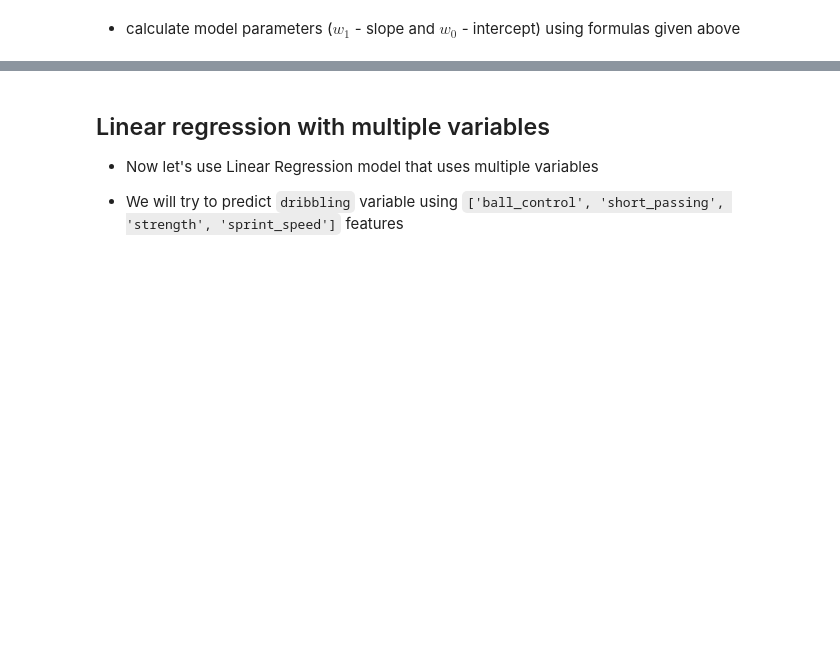
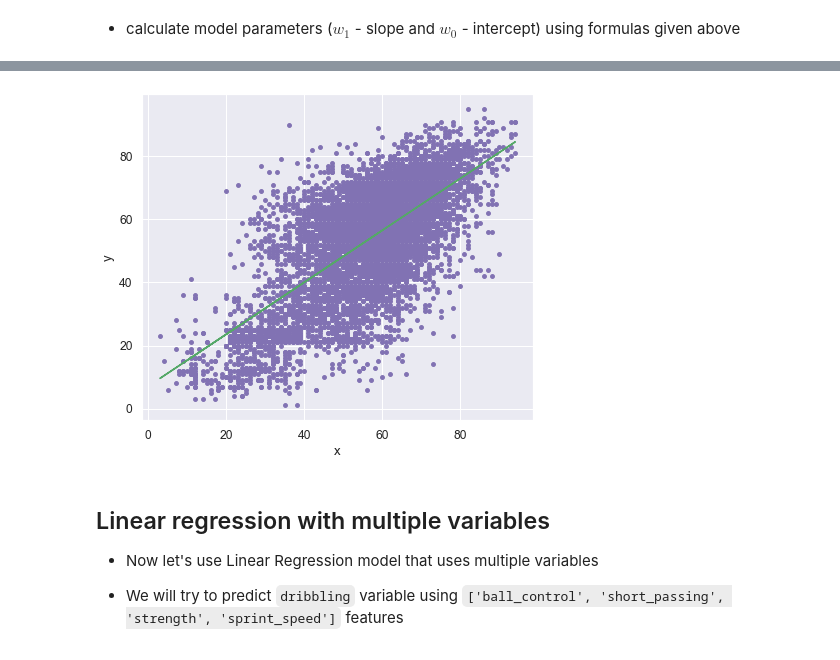
Before and after one commit to Anetta314159/3_linear_regression, a Jupyter notebook: linear_regression.ipynb, the cells around one changed output, grey strips where cells are left out. Saved outputs shown, nothing was run; the diff lists cells and outputs as text; code cells hidden in the pictures; blank space fills up the shorter version.

```diff
--- a/linear_regression.ipynb
+++ b/linear_regression.ipynb
@@ -713,8 +739,8 @@ y = y_train.to_numpy()
 * calculate model parameters ($w_1$ - slope and $w_0$ - intercept) using formulas given above
 # %%
 # # your code here:
-# manual_slope =
-# manual_intercept =
+manual_slope = sum((x - x.mean())*y)/sum(((x - x.mean()) ** 2));
+manual_intercept = y.mean() - manual_slope * x.mean();
 # %%
 print(f'manual_intercept: {manual_intercept}')
 print(f'manual_slope: {manual_slope}')
@@ -725,3 +756,12 @@ print('success')
+# %%
+plt.scatter(x, y, color = "m",  marker = "o", s = 15)
+y_pr = manual_intercept + manual_slope * x;
+plt.plot(x, y_pr, color = "g");
+plt.xlabel('x');
+plt.ylabel('y');
+plt.show();
+# %% [output]
+[figure, added]
 # %% [markdown]
 ## Linear regression with multiple variables
 
```
Also changed, not shown: parts of 90 cells of this notebook.
